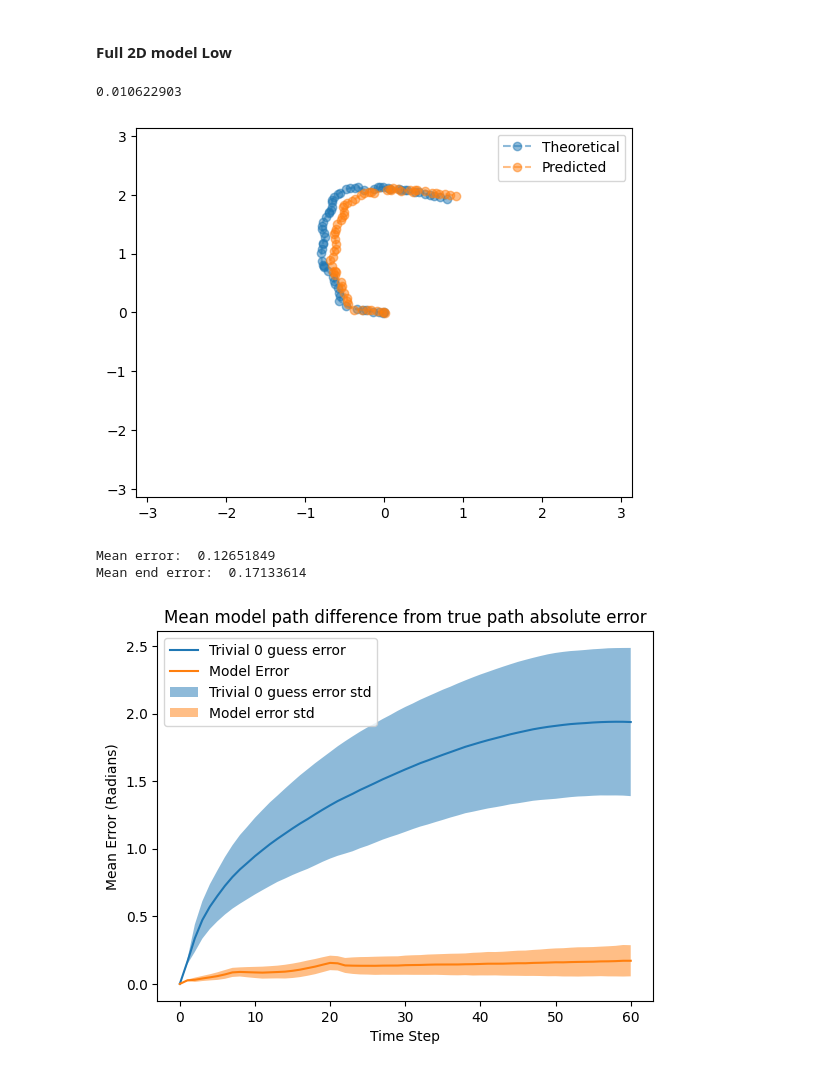
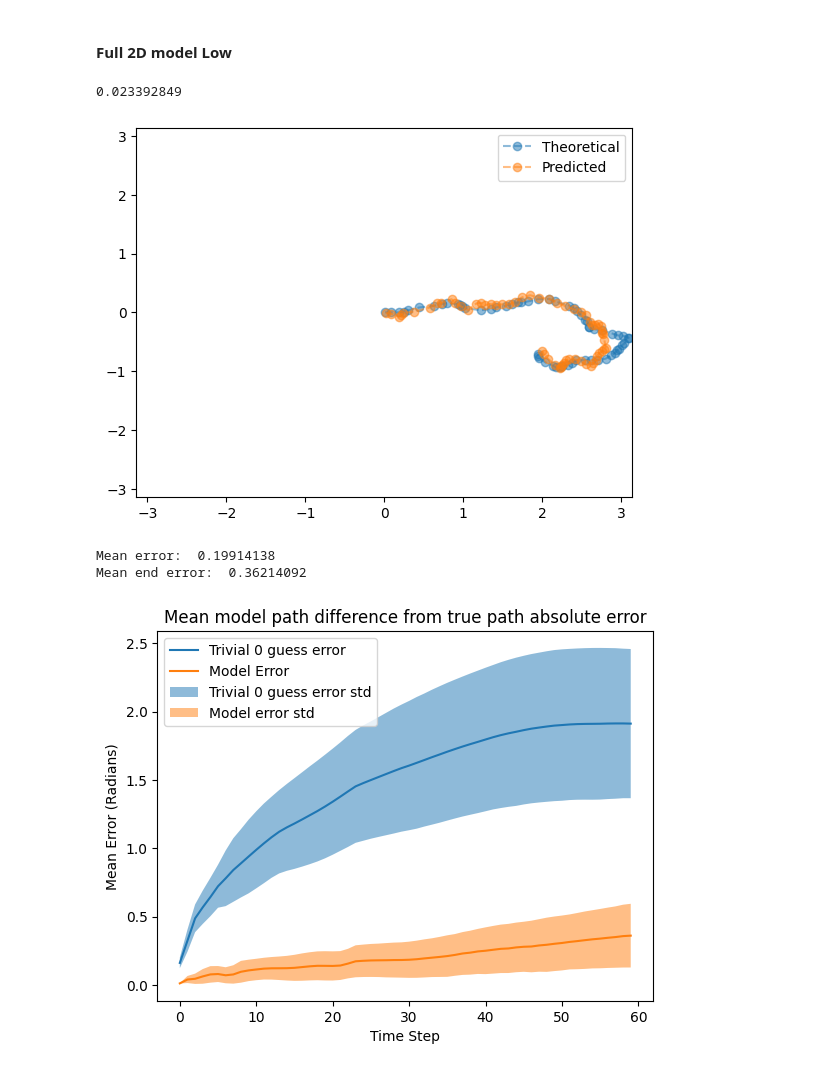
Before and after one commit to bioAI-Oslo/RNN-Adding-Problem-Representations, a Jupyter notebook: notebooks/summer.ipynb, the cells around one changed output. Cells and saved outputs as stored; diff of their text form; code cells hidden in the pictures.

```diff
--- a/notebooks/summer.ipynb
+++ b/notebooks/summer.ipynb
@@ -103,15 +106,15 @@ Running on CPU
 # %% [markdown]
 ## Model
 # %%
-# input_data = np.load("../datasets/gradual_2D_5000_25_64.npy",allow_pickle=True)
-input_data = np.load("../datasets/constant_2D_2000_200_64.npy",allow_pickle=True)
+input_data = np.load("../datasets/gradual_2D_5000_25_64.npy",allow_pickle=True)
+# input_data = np.load("../datasets/constant_2D_2000_200_64.npy",allow_pickle=True)
 # %%
 hidden_size = 64
 input_size = 1
 # nav_size = 1
 
 # model1 = RNN_circular_LowEtAl_bridged(input_size,hidden_size,lr=0.0001,irnn=True,outputnn=False,Wx_normalize=False,activation=True,bias=False,nav_space=1,batch_size=64).to(device)
-model1 = RNN_circular_2D_xy_relative(input_size,hidden_size,lr=0.0002,act_decay=0.01,weight_decay=0.01).to(device)
+model1 = RNN_circular_2D_xy_Low(input_size,hidden_size,lr=0.0002,act_decay=0.01,weight_decay=0.0).to(device)
 # model1 = torch.compile(model1)
 
 train = False
@@ -125,10 +128,11 @@ if train:
 else:
     # model1.load_state_dict(torch.load("../trained models/LowEtAl_bridged_10000gradual+2000base.pt"))
     # model1.load_state_dict(torch.load("../trained models/LowEtAl_bridged_10000gradual.pt",map_location=torch.device('cpu')))
-    model1.load_state_dict(torch.load("../trained models/relative_2D_5000x3gradual+2000constant_Sophia_200tsteps_actdecay_noweightdecay_0.0002lr.pt",map_location=torch.device('cpu')))
+    model1.load_state_dict(torch.load("../trained models/Low_insp_2D_5000gradual+2000constant_Sophia_200tsteps_actdecay_noweightdecay_0.0002lr.pt",map_location=torch.device('cpu')))
 
 # torch.save(model1.state_dict(), "../trained models/LowEtAl_bridged_reduced_Gradual_lossiequaloroverj_maskonangle_lossscale_4000gradual.pt")
 # %%
-# _ = model1.train_gradual_manual(input_data)
-# model1.plot_losses(average=30)
+input_data = np.load("../datasets/constant_2D_2000_200_64.npy",allow_pickle=True)
+_ = model1.train_gradual_manual(input_data)
+model1.plot_losses(average=30)
 # %% [output]
@@ -346,28 +352,29 @@ print(np.mean((pos-pos_hat)**2))
 n_test = 1000
 t_test = 60
 data,labels = smooth_wandering_2D_squarefix(n_test,t_test,bound=0.5,v_sigma=0.01,d_sigma=0.1,v_bound_reduction=0.15,stability=0.01)
-# labels_sincos = sincos_from_2D(labels)
+labels_sincos = sincos_from_2D(labels)
 
-labels = torch.cat((torch.zeros((labels.shape[0],1,labels.shape[2])),labels),dim=1)
+# labels = torch.cat((torch.zeros((labels.shape[0],1,labels.shape[2])),labels),dim=1)
 
 # Inference
 out = model1(data)
-out = out.permute(1,0,2)[:,:,:]
+out = out.permute(1,0,2)[:,1:,:]
 
-# out_decoded = sincos_to_2D(out)
+out_decoded = sincos_to_2D(out)
 labels = labels.detach().cpu().numpy()
-# out_decoded = out_decoded.detach().cpu()
+labels_sincos = labels_sincos.detach().cpu().numpy()
+out_decoded = out_decoded.detach().cpu()
 out = out.detach().cpu().numpy()
 
 # Shift the predicted values so that the first timestep aligns with theoretical value
-out = out - np.expand_dims((out[:,0,:] - labels[:,0,:]),1)
+# out = out - np.expand_dims((out[:,0,:] - labels[:,0,:]),1)
 
-# mse = torch.mean((labels_sincos-out)**2)
-mse = np.mean((labels-out)**2)
+mse = np.mean((labels_sincos-out)**2)
+# mse = np.mean((labels-out)**2)
 # mse = np.mean((labels-out_shifted)**2)
 print(mse)
 # %% [output]
-0.010622903
+0.023392849
 # %%
 # path = np.zeros((out.shape[0],out.shape[1],2))
 # path[:,0,0] = 0
@@ -379,47 +386,47 @@ print(mse)
 # mse = torch.mean((labels-path)**2)
 # print(mse)
 # %%
-n = 10
+n = 13
 plt.plot(labels[n,:,0],labels[n,:,1],"--o", alpha=0.5, label="Theoretical")
-# plt.plot(out_decoded[n,:,0],out_decoded[n,:,1],"--o", alpha=0.5, label="Predicted")
-plt.plot(out[n,:,0],out[n,:,1],"--o", alpha=0.5, label="Predicted")
+plt.plot(out_decoded[n,:,0],out_decoded[n,:,1],"--o", alpha=0.5, label="Predicted")
+# plt.plot(out[n,:,0],out[n,:,1],"--o", alpha=0.5, label="Predicted")
 # plt.plot(path[n,:,0],path[n,:,1],"--o", alpha=0.5, label="Predicted")
 plt.legend()
 plt.xlim(-np.pi,np.pi)
 plt.ylim(-np.pi,np.pi)
 plt.show()
 # %% [output]
-[figure, old version]
+[figure, new version]
 # %%
 # Calculate path error
-# path = out_decoded.numpy()
-path = out
+path = out_decoded.numpy()
+# path = out
 y = labels
 path_err = np.sqrt(np.abs(path[:,:,0]-y[:,:,0])**2 + np.abs(path[:,:,0]-y[:,:,0])**2)
 path_err_mean = np.mean(path_err,axis=0)
 path_err_mean_std = np.std(path_err,axis=0)
 t_test = path_err.shape[1]
 # Calculate trivial path error
 y_mean = np.mean(np.abs(y-0),axis=0)
 y_mean_std = np.std(np.abs(y-0),axis=0)
 trivial_path_err = np.sqrt(np.abs(path[:,:,0]-y_mean[:,0]) + np.abs(path[:,:,1]-y_mean[:,1]))
 trivial_path_err_mean = np.mean(trivial_path_err,axis=0)
 trivial_path_err_mean_std = np.std(trivial_path_err,axis=0)
 # Print mean error
 print("Mean error: ",np.mean(path_err))
 print("Mean end error: ",path_err_mean[-1])
 
 # Plot
 plt.plot(trivial_path_err_mean,label="Trivial 0 guess error")
 plt.plot(path_err_mean,label="Model Error")
 plt.fill_between(np.arange(t_test),trivial_path_err_mean-trivial_path_err_mean_std,trivial_path_err_mean+trivial_path_err_mean_std,alpha=0.5, label="Trivial 0 guess error std")
 plt.fill_between(np.arange(t_test),path_err_mean-path_err_mean_std,path_err_mean+path_err_mean_std,alpha=0.5, label="Model error std")
 plt.legend()
 plt.title("Mean model path difference from true path absolute error")
 plt.xlabel("Time Step")
 plt.ylabel("Mean Error (Radians)")
 plt.show()
 # %% [output]
-Mean error:  0.12651849
-Mean end error:  0.17133614
+Mean error:  0.19914138
+Mean end error:  0.36214092
-[figure, old version]
+[figure, new version]
```
Also changed, not shown: parts of 7 cells of this notebook, 5 other files.
